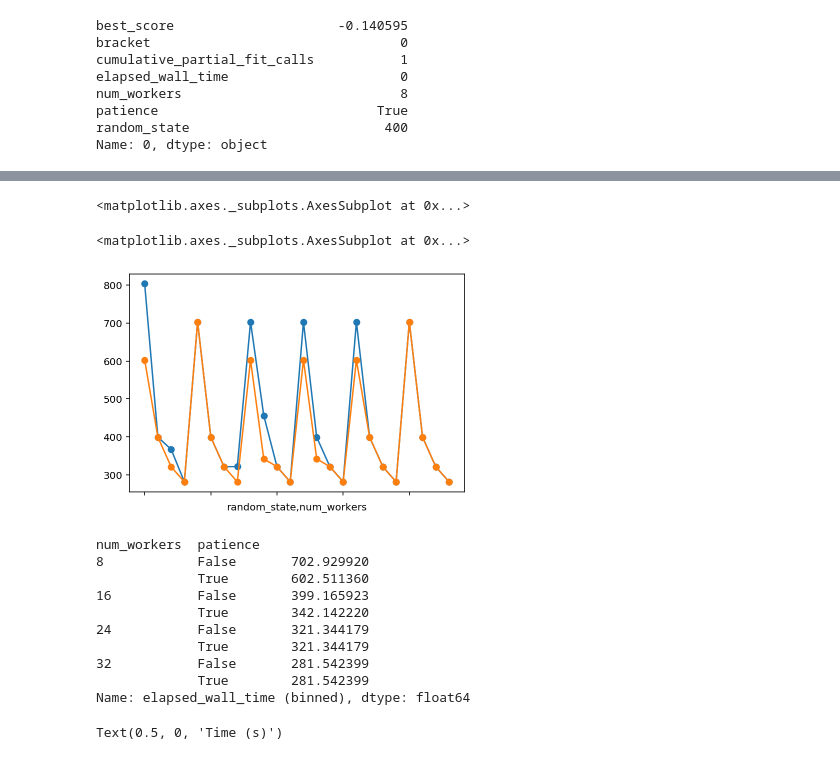
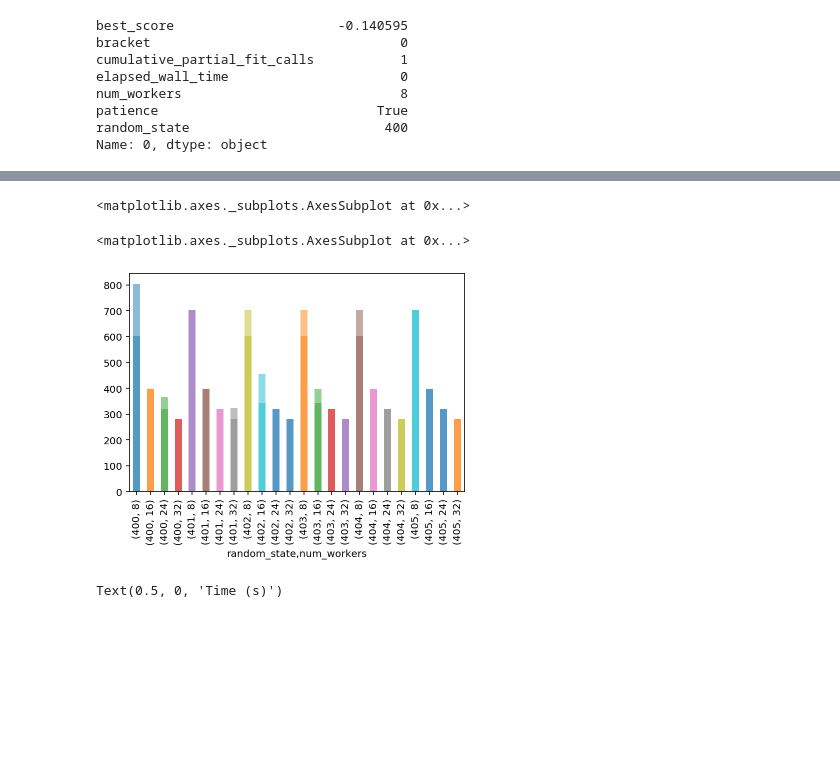
Before and after one commit to stsievert/dask-hyperband-comparison, a Jupyter notebook: image-denoising/Simulate-Viz.ipynb, the cells around one changed output, grey strips where cells are left out. Saved outputs shown, nothing was run; the diff lists cells and outputs as text; code cells hidden in the pictures; blank space fills up the shorter version.

```diff
--- a/image-denoising/Simulate-Viz.ipynb
+++ b/image-denoising/Simulate-Viz.ipynb
@@ -55,9 +55,13 @@ def shape_history(history, **kwargs):
                  "num_workers": row["num_workers"],
                  **kwargs}]
     return out
-# %%
-today = "sim/2019-06-28-"
-RANDS = range(400, 405 + 1)
+# %%
+if True:
+    RANDS = range(400, 405 + 1)
+    today = "sim/agressiveness=max_iter-3/2019-06-28-"
+else:
+    today = "sim/agressiveness=max_iter-6/2019-07-03-"
+    RANDS = [403]
 # %%
 def fname(workers, random_state, patience):
     return f"-workers={workers}-rs={random_state}-patience={patience}"
@@ -131,34 +135,20 @@ random_state  patience  num_workers
                         32            -0.063788
 Name: best_score, dtype: float64
 # %%
-# print(df.columns)
+import matplotlib.pyplot as plt
 fig, ax = plt.subplots()
 
 for patience in [False, True]:
     show = df[df.patience == patience]
     limits = show.groupby(["random_state", "num_workers"])["elapsed_wall_time (binned)"].max()
-    limits.plot(ax=ax, alpha=1.0, style="o-")
-#     limits.plot.bar(ax=ax, alpha=0.3, style="o-")
+#     limits.plot(ax=ax, alpha=1.0, style="o-")
+    limits.plot.bar(ax=ax, alpha=0.5, style="o-")
 
 # 400, 402, 403
 # %% [output]
 <matplotlib.axes._subplots.AxesSubplot at 0x...>
 <matplotlib.axes._subplots.AxesSubplot at 0x...>
-[figure, old version]
+[figure, new version]
-# %%
-# print(limits)
-limits.groupby(["num_workers", "patience"]).min()
-# %% [output]
-num_workers  patience
-8            False       702.929920
-             True        602.511360
-16           False       399.165923
-             True        342.142220
-24           False       321.344179
-             True        321.344179
-32           False       281.542399
-             True        281.542399
-Name: elapsed_wall_time (binned), dtype: float64
 # %%
 import seaborn as sns
 import matplotlib.pyplot as plt
```
Also changed, not shown: parts of 2 cells of this notebook, 4 other files.
